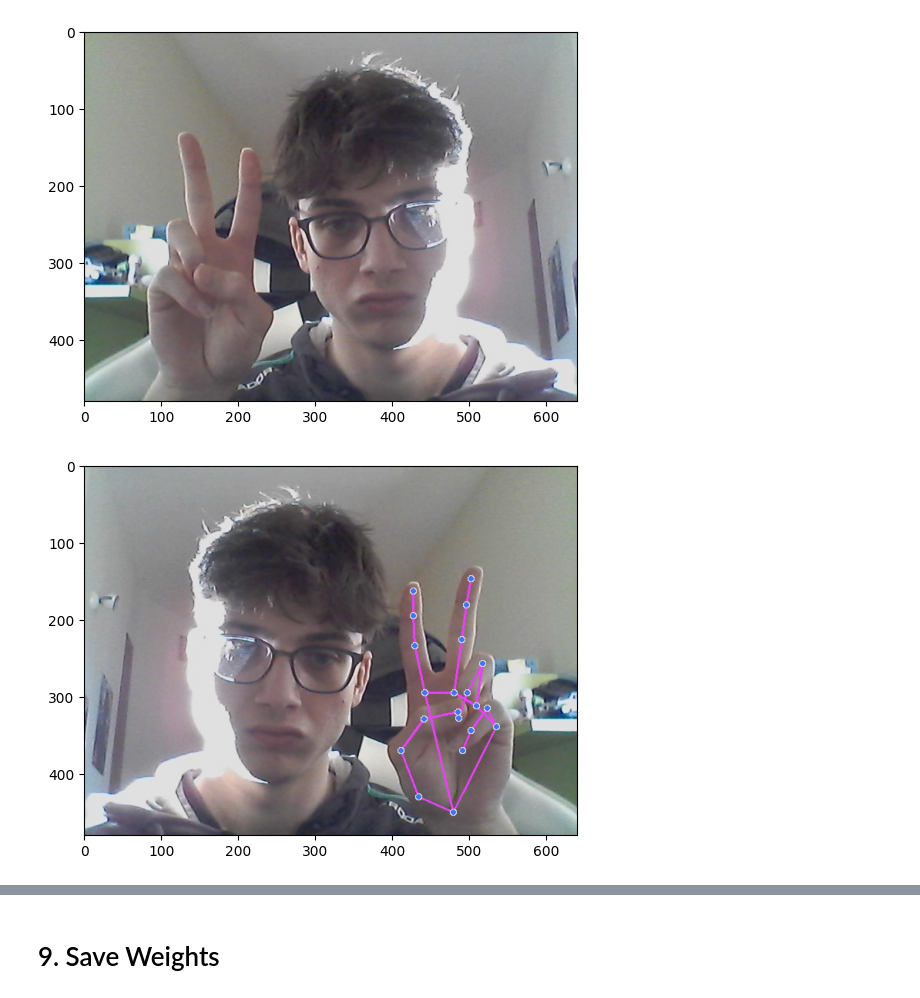
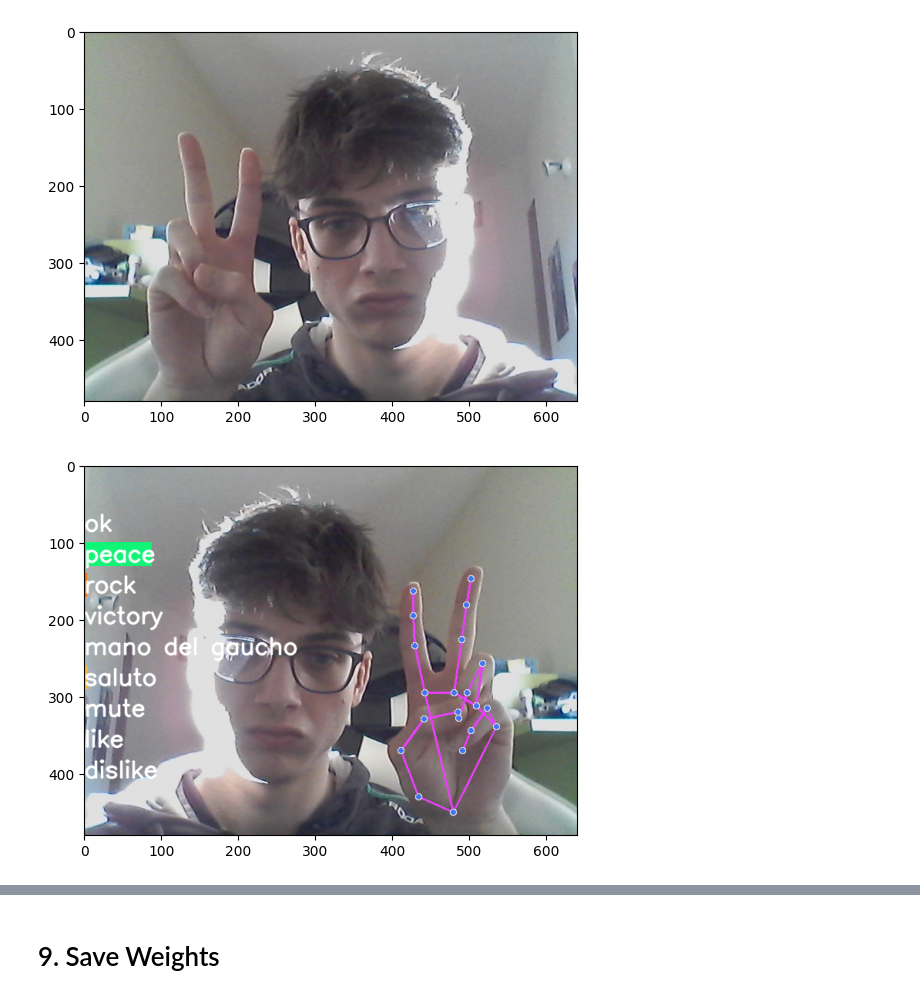
Before and after one commit to t-perniola/HGR-4-Social-Robotics, a Jupyter notebook: mymodels/ActionDetectionHaGRID.ipynb, the cells around one changed output, grey strips where cells are left out. Drawn from its saved outputs; the diff is of its cells as text; code cells hidden in the pictures.

```diff
--- a/mymodels/ActionDetectionHaGRID.ipynb
+++ b/mymodels/ActionDetectionHaGRID.ipynb
@@ -641,33 +763,34 @@ with mp_hands.Hands(max_num_hands = 1, min_detection_confidence=0.5, min_trackin
 
     #TODO aggiustare perchè if lo fa già extract_keypoints
     if results.multi_hand_landmarks:
 
         # num è il numero delle mani che riconosce!! 0 la prima, 1 eventualmente la seconda
         for num, hand_landmarks in enumerate(results.multi_hand_landmarks):
 
             mp_drawing.draw_landmarks(
                 annotated_image,
                 hand_landmarks,
                 mp_hands.HAND_CONNECTIONS,
                 mp_drawing.DrawingSpec(color=(245,117,66), thickness=2, circle_radius=2),
                 mp_drawing.DrawingSpec(color=(245,66,230), thickness=2, circle_radius=2)
                 )
 
             if num == 0: # prima mano riconosciuta
                 first_hand_keypoints = extract_keypoints_hands(results, hand_landmarks)
                 #print("\n1st hand shape:", first_hand_keypoints.shape)
 
             if num == 1: # seconda mano riconosciuta
                 second_hand_keypoints = extract_keypoints_hands(results, hand_landmarks)
                 #print("\n2nd hand shape:", second_hand_keypoints.shape)
 
         keypoints = np.concatenate([first_hand_keypoints, second_hand_keypoints])
 
     else:
         print("nessun kp trovato")
         keypoints = np.concatenate([first_hand_keypoints, second_hand_keypoints])
 
-    #print(keypoints)
-    plt.imshow(cv2.cvtColor(annotated_image, cv2.COLOR_BGR2RGB))
+    # associamo probabilità e visualizziamo graficamente
+    image_prob = prob_viz(res[0], labels, annotated_image, colors)
+    plt.imshow(cv2.cvtColor(image_prob, cv2.COLOR_BGR2RGB))
 # %% [output]
-[figure, old version]
+[figure, new version]
```
Also changed, not shown: parts of 33 cells of this notebook, 3 other files.
